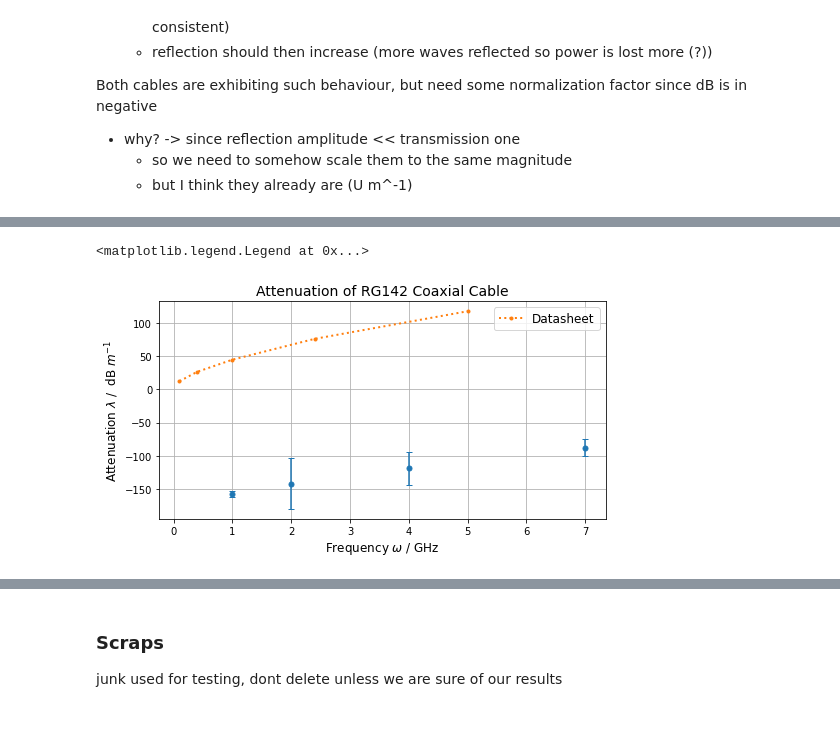
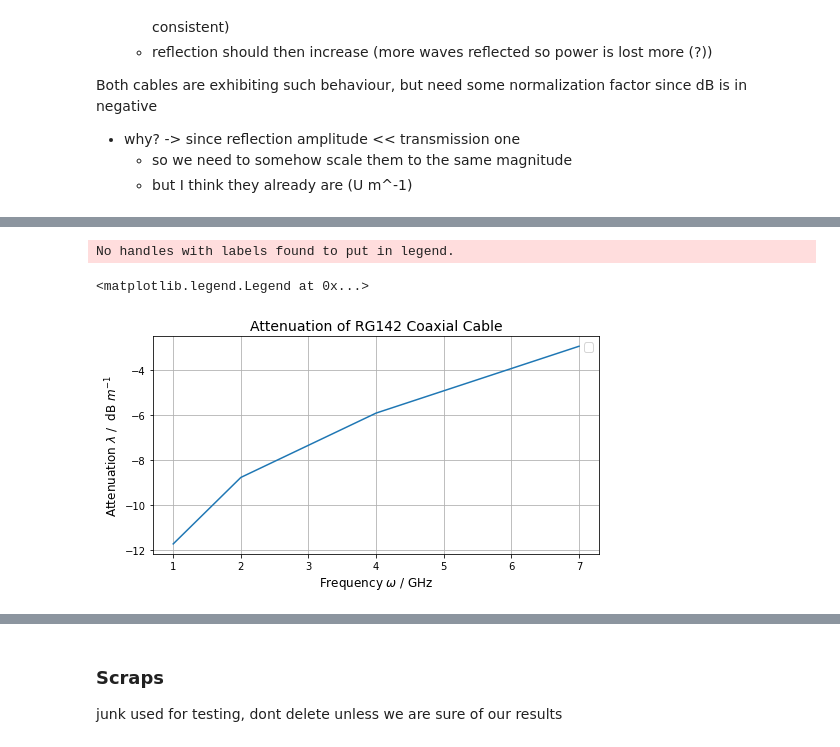
Before and after one commit to tesla1900/advanced-lab-course, a Jupyter notebook: cavities/coax_analysis.ipynb, the cells around one changed output, grey strips where cells are left out. Drawn from its saved outputs; the diff is of its cells as text; code cells hidden in the pictures.

```diff
--- a/cavities/coax_analysis.ipynb
+++ b/cavities/coax_analysis.ipynb
@@ -8,6 +8,8 @@ import matplotlib.pyplot as plt
 import os
 
 from utils import dB_to_U
+
+fig_path = os.path.join(os.getcwd(), "figures")
 
 # modify this based on where you open the notebook
 PATH_TO_DATA = os.path.join(os.getcwd(), "data")
@@ -47,7 +49,7 @@ for i in [1,2]:
     coax_silver_U[i,:], coax_silver_U[i+2,:] = dB_to_U(coax_silver_pm[i,:], coax_silver_pm[i+2,:])
 
 # transmission
-fig, ax = plt.subplots(figsize=(8,4))
+fig, ax = plt.subplots(figsize=(8,4),tight_layout=True)
 ax.errorbar(coax_silver_U[0,:], coax_silver_U[1,:], yerr=coax_silver_U[3,:], linestyle="", marker="o", capsize=3, color="b")
 ax.axhline(1, color="k", ls=":", lw=3.0, label=r"$\tau = 1$")
 ax.set_xlabel("Frequency $\omega$ / GHz", fontsize=12)
@@ -57,8 +59,10 @@ ax.set_title("Transmission of RG402 Coaxial Cable After Calibration", fontsize=1
 ax.grid()
 ax.legend(prop={"size":12})
 
+plt.savefig(os.path.join(fig_path, "coax_trans_{0}.png".format("RG402")))
+
 # Reflection
-fig, ax = plt.subplots(figsize=(8,4))
+fig, ax = plt.subplots(figsize=(8,4),tight_layout=True)
 ax.errorbar(coax_silver_U[0,:], coax_silver_U[2,:], yerr=coax_silver_U[4,:], linestyle="", marker="o", capsize=3, color="r")
 # ax.plot(coax_silver[0,:], dB_to_U(coax_silver[2,:]))
 ax.axhline(0, color="k", ls=":", lw=3.0, label=r"$\rho = 0$")
@@ -70,8 +74,10 @@ ax.set_ylim([-5e-12, 3e-11])
 ax.grid()
 ax.legend(prop={"size":12})
 
+plt.savefig(os.path.join(fig_path, "coax_refl_{0}.png".format("RG402")))
+
 # transmission^2 + reflection^2 (should give 1, check test)
-fig, ax = plt.subplots(figsize=(8,4))
+fig, ax = plt.subplots(figsize=(8,4),tight_layout=True)
 
 coax_silver_sum = coax_silver_U[1,:]**2. + coax_silver_U[2,:]**2.
 
@@ -88,4 +94,6 @@ ax.set_title("Unitarity Condition for RG402 Coaxial Cable After Calibration", fo
 
 ax.grid()
 ax.legend(prop={"size":12})
+
+plt.savefig(os.path.join(fig_path, "coax_unitarity_{0}.png".format("RG402")))
 # %% [output]
@@ -128,7 +135,7 @@ for j, coax_name in enumerate(coax_names):
 
 
     # transmission
-    fig, ax = plt.subplots(figsize=(8,4))
+    fig, ax = plt.subplots(figsize=(8,4), tight_layout=True)
     ax.errorbar(coax_U[0,:], coax_U[1,:], yerr=coax_U[3,:], linestyle="", marker="o", capsize=3, color="b")
     ax.axhline(1, color="k", ls=":", lw=3.0, label=r"$\tau = 1$")
     ax.set_xlabel("Frequency $\omega$ / GHz", fontsize=12)
@@ -137,9 +144,10 @@ for j, coax_name in enumerate(coax_names):
 
     ax.grid()
     ax.legend(prop={"size":12})
+    plt.savefig(os.path.join(fig_path, "coax_trans_{0}.png".format(coax_name)))
 
     # Reflection
-    fig, ax = plt.subplots(figsize=(8,4))
+    fig, ax = plt.subplots(figsize=(8,4), tight_layout=True)
     ax.errorbar(coax_U[0,:], coax_U[2,:], yerr=coax_U[4,:], linestyle="", marker="o", capsize=3, color="r")
     # ax.plot(coax_silver[0,:], dB_to_U(coax_silver[2,:]))
     ax.axhline(0, color="k", ls=":", lw=3.0, label=r"$\rho = 0$")
@@ -150,6 +158,7 @@ for j, coax_name in enumerate(coax_names):
 
     ax.grid()
     ax.legend(prop={"size":12})
+    plt.savefig(os.path.join(fig_path, "coax_refl_{0}.png".format(coax_name)))
 
 
     # evaluate attenuation
@@ -184,32 +260,47 @@ Both cables are exhibiting such behaviour, but need some normalization factor si
+# %%
+def standing_wave_ratio(rho):
+    '''Standing wave ratio in terms of reflection coefficient'''
+    return np.abs(( 1 + np.abs(rho)) / (1 - np.abs(rho)))
+
+def power_loss_ratio(swr):
+    '''Ratio of power dissipated to input power'''
+    return 4 * swr / (1 + swr)**2.
+
+def swr_err(rho, rho_err):
+    return 2 * rho_err / (1-np.abs(rho))**2.
+
+def Ploss_err(swr, swr_err):
+    return np.sqrt((4 * (1 - swr) * swr_err / (1 + swr)**3.)**2.)
 # %%
 atten_thr_brown = [np.array([0.1, 0.4, 1, 2.4, 5]), np.array([12.47, 26.57, 44.95, 76.44, 118.11])]
 atten_thr_blue =  [np.array([2, 4, 6]), np.array([0.89, 1.28, 1.58]) ]
 coax_atten_brown = coax_atten_arrs[0]
 # print(coax_U)
 coax_name = "RG142"
 
 # attentuation defined in dB, 20 * log10(P1 / P2)
 # P1 is input power until termination by characteristic impedance (i.e. reflection)
 # P2 is output power (i.e. transmission)
 # need to add some factors to get the normalization correct
 N  = 1e10   # some normalization to make equation positive
-atten_brown = 20 * np.log10(N * coax_atten_brown[2,:] / coax_atten_brown[1,:])
+atten_brown = 20 * np.log10( power_loss_ratio(standing_wave_ratio(coax_atten_brown[1,:])))
 
 # error of attenuation
-atten_brown_err = (20 / np.log(10)) * np.sqrt((coax_atten_brown[3,:] / coax_atten_brown[1,:])**2. + (coax_atten_brown[4,:] / coax_atten_brown[2,:])**2.)
+# atten_brown_err = (20 / np.log(10)) * np.sqrt((coax_atten_brown[3,:] / coax_atten_brown[1,:])**2. + (coax_atten_brown[4,:] / coax_atten_brown[2,:])**2.)
 # print(atten)
 fig, ax = plt.subplots(figsize=(8,4))
 # print(i)
-
-ax.errorbar(coax_atten_brown[0,:], atten_brown, yerr=atten_brown_err, marker="o", linestyle="", ms=5.0, capsize=3.0)
-ax.plot(atten_thr_brown[0], atten_thr_brown[1], linestyle=":", marker="o", ms=3.0, label="Datasheet", lw=2.0)
+ax.plot(coax_atten_brown[0,:], atten_brown)
+# ax.errorbar(coax_atten_brown[0,:], atten_brown, yerr=atten_brown_err, marker="o", linestyle="", ms=5.0, capsize=3.0)
+# ax.plot(atten_thr_brown[0], atten_thr_brown[1], linestyle=":", marker="o", ms=3.0, label="Datasheet", lw=2.0)
 ax.set_xlabel("Frequency $\omega$ / GHz", fontsize=12)
 ax.set_ylabel(r"Attenuation $\lambda$ /  dB $m^{{-1}}$", fontsize=12)
 ax.set_title("Attenuation of {0} Coaxial Cable".format(coax_name), fontsize=14)
 # ax.set_ylim([-5e-12, 3e-11])
 
 ax.grid()
 ax.legend(prop={"size":12})
 # %% [output]
-<matplotlib.legend.Legend at 0x...>
+No handles with labels found to put in legend.
+<matplotlib.legend.Legend at 0x...>
-[figure, old version]
+[figure, new version]
```
Also changed, not shown: parts of 5 cells of this notebook, 11 other files.
